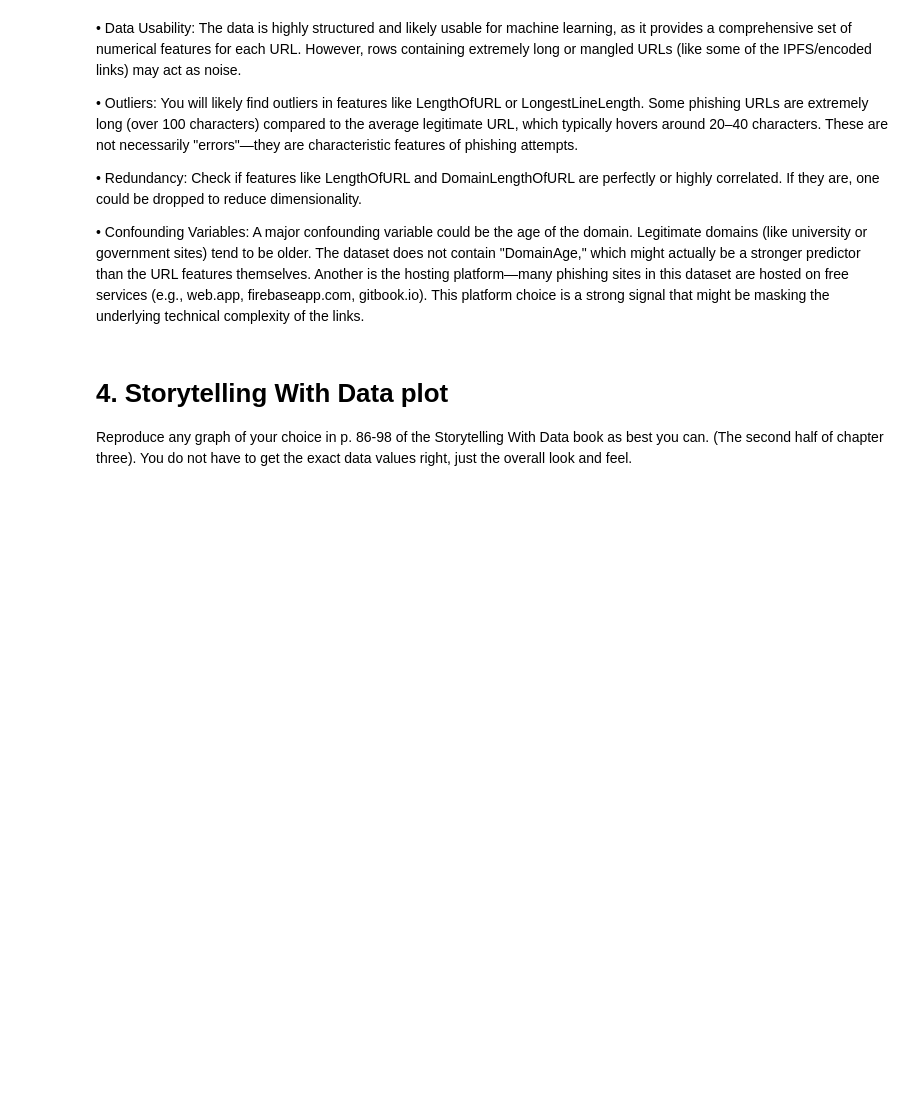
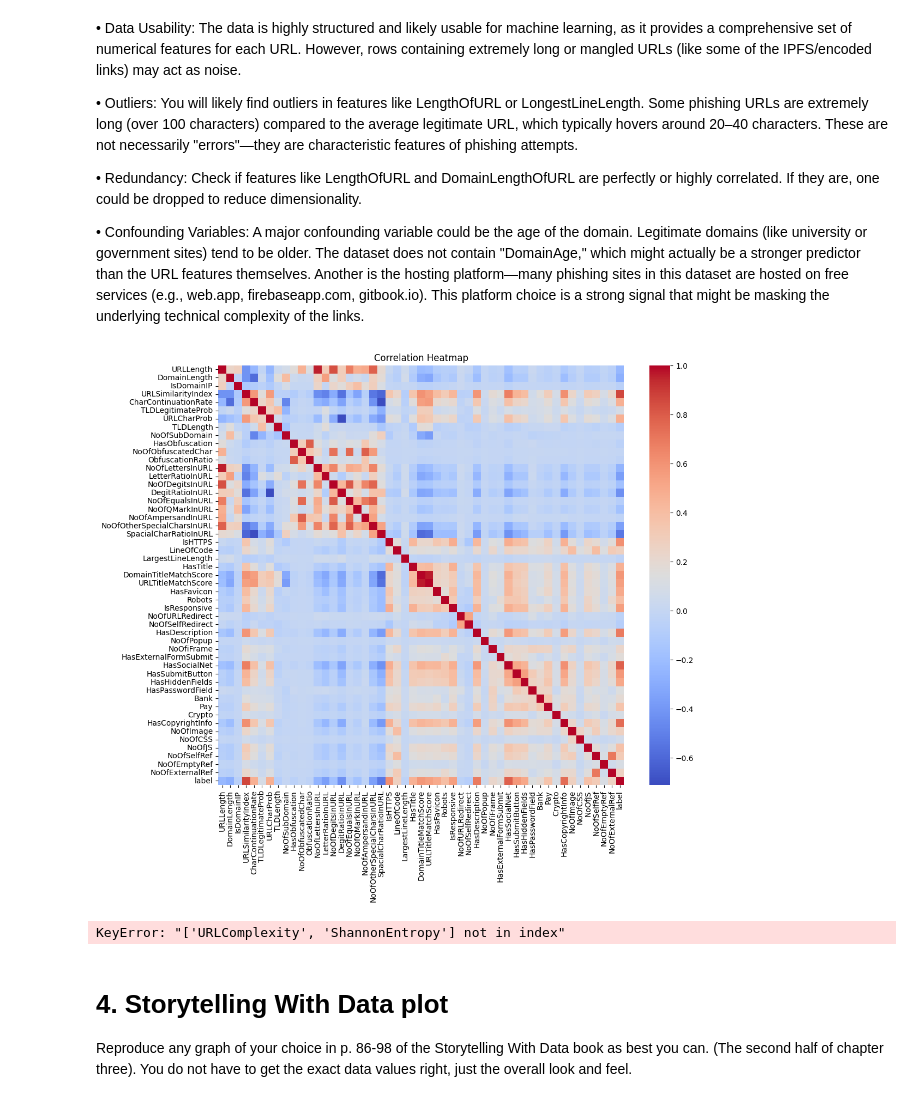
Before and after one commit to yy714x/Module-B-semester-2, a Jupyter notebook: Week6.ipynb, the cells around one changed output. Cells and saved outputs as stored; diff of their text form; code cells hidden in the pictures; blank space fills up the shorter version.

```diff
--- a/Week6.ipynb
+++ b/Week6.ipynb
@@ -108,6 +108,41 @@ plt.show()
 •	Redundancy: Check if features like LengthOfURL and DomainLengthOfURL are perfectly or highly correlated. If they are, one could be dropped to reduce dimensionality.
 
 •	Confounding Variables: A major confounding variable could be the age of the domain. Legitimate domains (like university or government sites) tend to be older. The dataset does not contain "DomainAge," which might actually be a stronger predictor than the URL features themselves. Another is the hosting platform—many phishing sites in this dataset are hosted on free services (e.g., web.app, firebaseapp.com, gitbook.io). This platform choice is a strong signal that might be masking the underlying technical complexity of the links.
+# %%
+import pandas as pd
+import seaborn as sns
+import matplotlib.pyplot as plt
+
+# 1. Load your dataset
+df = pd.read_csv('PhiUSIIL_Phishing_URL_Dataset.csv')
+
+# 2. Select numerical columns for correlation and plots
+# We drop non-numerical strings like 'URL', 'Domain', and 'TLD'
+df_num = df.select_dtypes(include=['float64', 'int64'])
+
+# 3. Correlation Heatmap
+plt.figure(figsize=(12, 10))
+correlation_matrix = df_num.corr()
+sns.heatmap(correlation_matrix, annot=False, cmap='coolwarm')
+plt.title('Correlation Heatmap')
+plt.show()
+
+# 4. Pairplot to see relationships between key features
+# We limit to a few features to avoid an unreadable plot
+key_features = ['URLLength', 'URLComplexity', 'ShannonEntropy', 'label']
+sns.pairplot(df[key_features], hue='Label', palette='viridis')
+plt.suptitle('Pairplot of Key Cybersecurity Features', y=1.02)
+plt.show()
+
+# 5. Scatterplot for highly correlated variables
+# Example: LengthOfURL vs ShannonEntropy
+plt.figure(figsize=(8, 6))
+sns.scatterplot(data=df, x='LengthOfURL', y='ShannonEntropy', hue='Label')
+plt.title('Length of URL vs. Shannon Entropy')
+plt.show()
+# %% [output]
+[figure, added]
+KeyError: "['URLComplexity', 'ShannonEntropy'] not in index"
 # %% [markdown]
 # 4. Storytelling With Data plot
 
```
Also changed, not shown: 2 other files.
